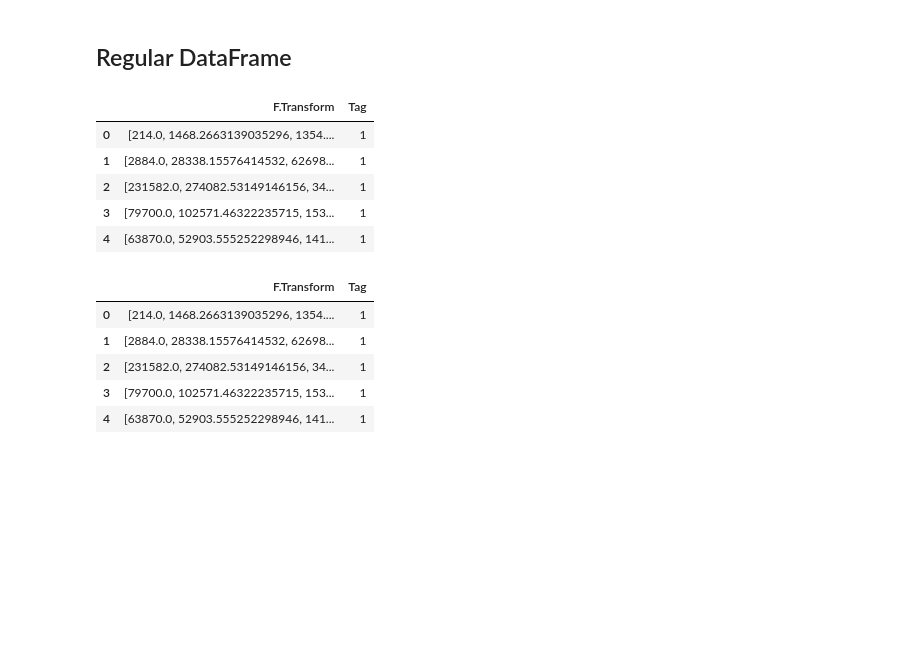
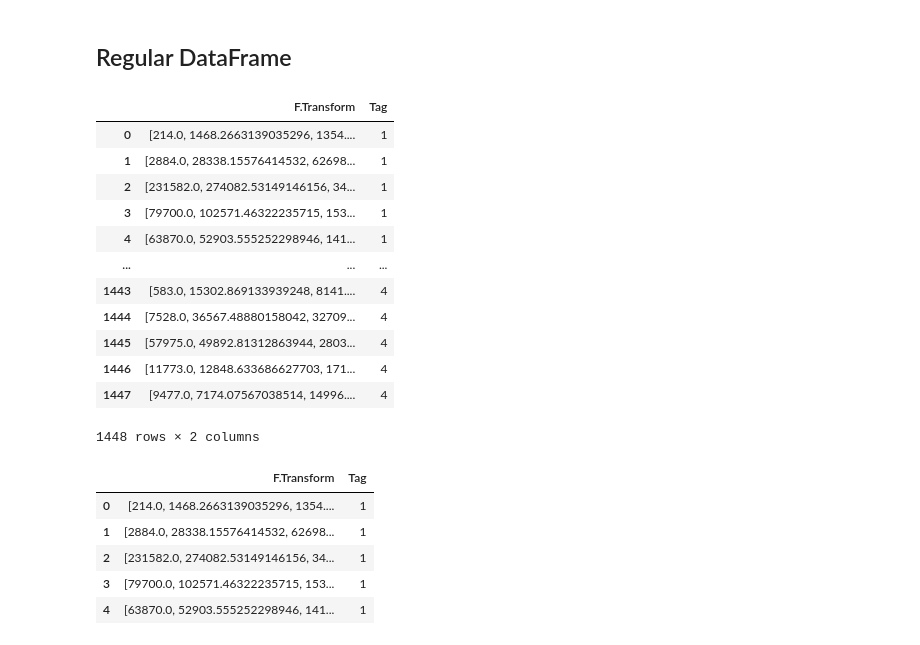
Before and after one commit to JaimeSanz28/Ninja-Turtles, a Jupyter notebook: notebooks/neural_training.ipynb, the cells around one changed output. Drawn from its saved outputs; the diff is of its cells as text; code cells hidden in the pictures; blank space fills up the shorter version.

```diff
--- a/notebooks/neural_training.ipynb
+++ b/notebooks/neural_training.ipynb
@@ -26,14 +27,21 @@ from sklearn.metrics import confusion_matrix
 ## Regular DataFrame
 # %%
 train = pd.read_pickle('../output/fam_df.csv')
-train.head()
+train
 # %% [output]
 |  | F.Transform | Tag |
 | 0 | [214.0, 1468.2663139035296, 1354.... | 1 |
 | 1 | [2884.0, 28338.15576414532, 62698... | 1 |
 | 2 | [231582.0, 274082.53149146156, 34... | 1 |
 | 3 | [79700.0, 102571.46322235715, 153... | 1 |
 | 4 | [63870.0, 52903.555252298946, 141... | 1 |
+| ... | ... | ... |
+| 1443 | [583.0, 15302.869133939248, 8141.... | 4 |
+| 1444 | [7528.0, 36567.48880158042, 32709... | 4 |
+| 1445 | [57975.0, 49892.81312863944, 2803... | 4 |
+| 1446 | [11773.0, 12848.633686627703, 171... | 4 |
+| 1447 | [9477.0, 7174.07567038514, 14996.... | 4 |
+1448 rows × 2 columns
 # %%
 buf_train = pd.read_pickle('../output/fam_df_buf.csv')
 buf_train.head()
```
Also changed, not shown: parts of 10 cells of this notebook.
